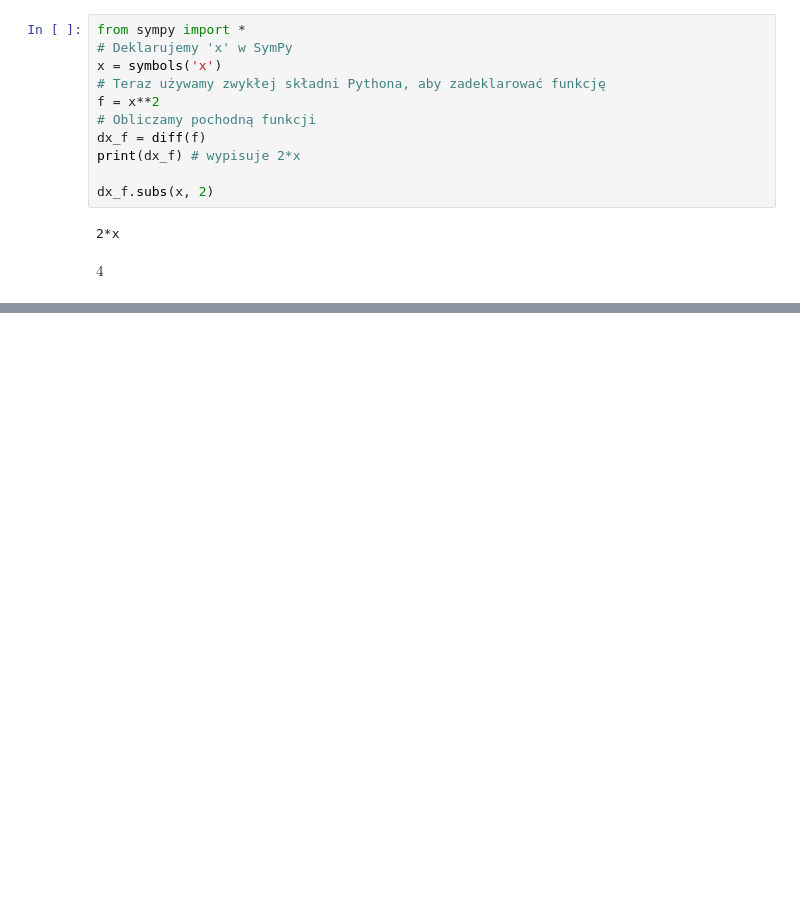
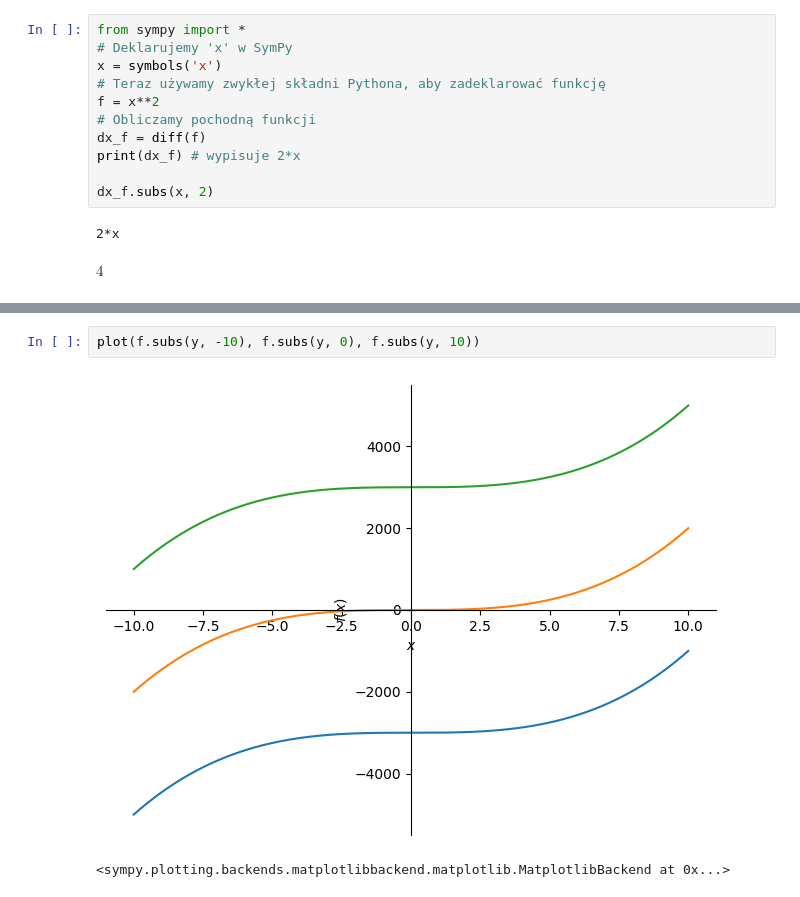
Before and after one commit to norbitek/EssentialMathForDataScience, a Jupyter notebook: pomads/r01/example.ipynb, the cells around one changed output, grey strips where cells are left out. Cells and saved outputs as stored; diff of their text form; blank space fills up the shorter version.

```diff
--- a/pomads/r01/example.ipynb
+++ b/pomads/r01/example.ipynb
@@ -131,4 +131,9 @@ plot3d(f)
 <sympy.plotting.backends.matplotlibbackend.matplotlib.MatplotlibBackend at 0x...>
+# %%
+plot(f.subs(y, -10), f.subs(y, 0), f.subs(y, 10))
+# %% [output]
+[figure, added]
+<sympy.plotting.backends.matplotlibbackend.matplotlib.MatplotlibBackend at 0x...>
 # %%
 #test
 x, y = symbols('x y')
```
Also changed, not shown: parts of 13 cells of this notebook.
